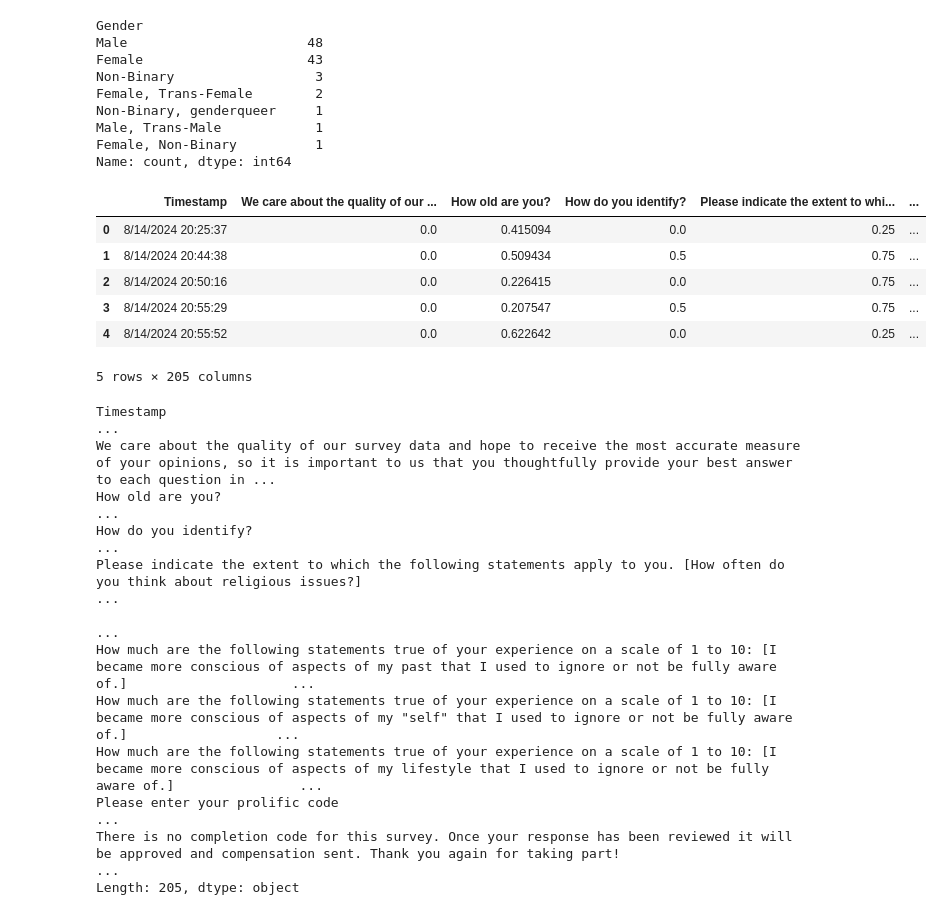
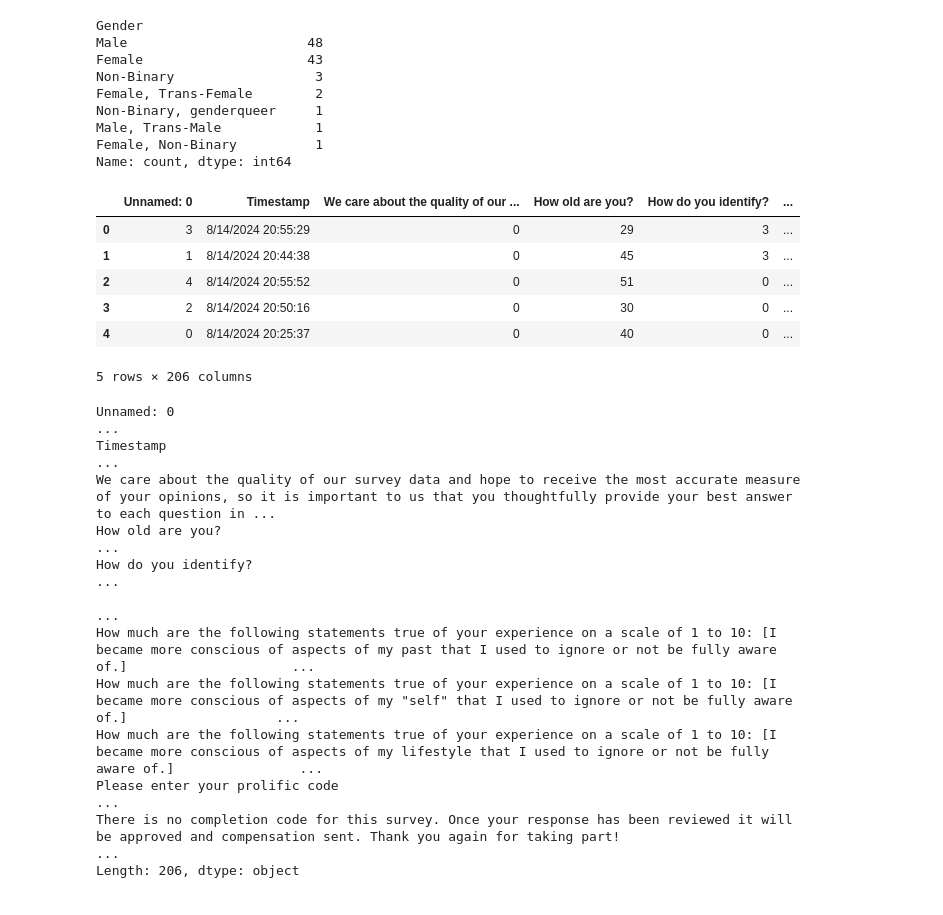
Before and after one commit to akcone2003/chills_study, a Jupyter notebook: EDA.ipynb, the cells around one changed output. Cells and saved outputs as stored; diff of their text form; code cells hidden in the pictures.

```diff
--- a/EDA.ipynb
+++ b/EDA.ipynb
@@ -288,29 +288,29 @@ Male, Trans-Male            1
 Female, Non-Binary          1
 Name: count, dtype: int64
 # %%
-processed_data = pd.read_csv('data/')
+processed_data = pd.read_csv('data/processed_data.csv')
 
 processed_data.head()
 # %% [output]
-|  | Timestamp | We care about the quality of our ... | How old are you? | How do you identify? | Please indicate the extent to whi... | ... |
-| 0 | 8/14/2024 20:25:37 | 0.0 | 0.415094 | 0.0 | 0.25 | ... |
-| 1 | 8/14/2024 20:44:38 | 0.0 | 0.509434 | 0.5 | 0.75 | ... |
-| 2 | 8/14/2024 20:50:16 | 0.0 | 0.226415 | 0.0 | 0.75 | ... |
-| 3 | 8/14/2024 20:55:29 | 0.0 | 0.207547 | 0.5 | 0.75 | ... |
-| 4 | 8/14/2024 20:55:52 | 0.0 | 0.622642 | 0.0 | 0.25 | ... |
+|  | Unnamed: 0 | Timestamp | We care about the quality of our ... | How old are you? | How do you identify? | ... |
+| 0 | 3 | 8/14/2024 20:55:29 | 0 | 29 | 3 | ... |
+| 1 | 1 | 8/14/2024 20:44:38 | 0 | 45 | 3 | ... |
+| 2 | 4 | 8/14/2024 20:55:52 | 0 | 51 | 0 | ... |
+| 3 | 2 | 8/14/2024 20:50:16 | 0 | 30 | 0 | ... |
+| 4 | 0 | 8/14/2024 20:25:37 | 0 | 40 | 0 | ... |
-5 rows × 205 columns
+5 rows × 206 columns
 # %%
 processed_data.dtypes
 # %% [output]
+Unnamed: 0                                                                                                                                                                                               ...
 Timestamp                                                                                                                                                                                                ...
 We care about the quality of our survey data and hope to receive the most accurate measure of your opinions, so it is important to us that you thoughtfully provide your best answer to each question in ...
 How old are you?                                                                                                                                                                                         ...
 How do you identify?                                                                                                                                                                                     ...
-Please indicate the extent to which the following statements apply to you. [How often do you think about religious issues?]                                                                              ...
                                                                                                                                                                                                          ...
 How much are the following statements true of your experience on a scale of 1 to 10: [I became more conscious of aspects of my past that I used to ignore or not be fully aware of.]                     ...
 How much are the following statements true of your experience on a scale of 1 to 10: [I became more conscious of aspects of my "self" that I used to ignore or not be fully aware of.]                   ...
 How much are the following statements true of your experience on a scale of 1 to 10: [I became more conscious of aspects of my lifestyle that I used to ignore or not be fully aware of.]                ...
 Please enter your prolific code                                                                                                                                                                          ...
 There is no completion code for this survey. Once your response has been reviewed it will be approved and compensation sent. Thank you again for taking part!                                            ...
-Length: 205, dtype: object
+Length: 206, dtype: object
```
Also changed, not shown: 3 other files.
